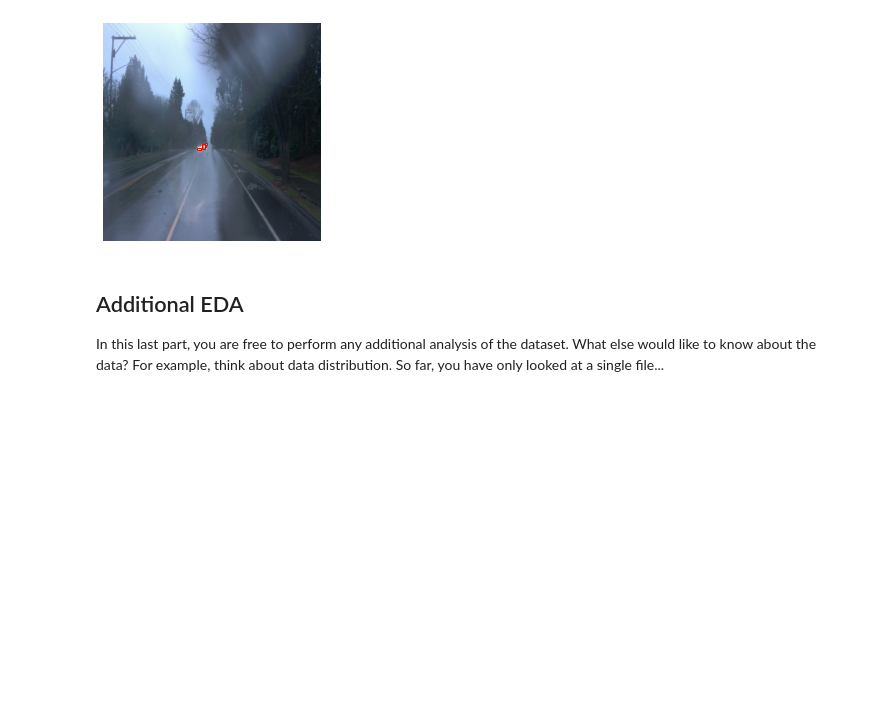
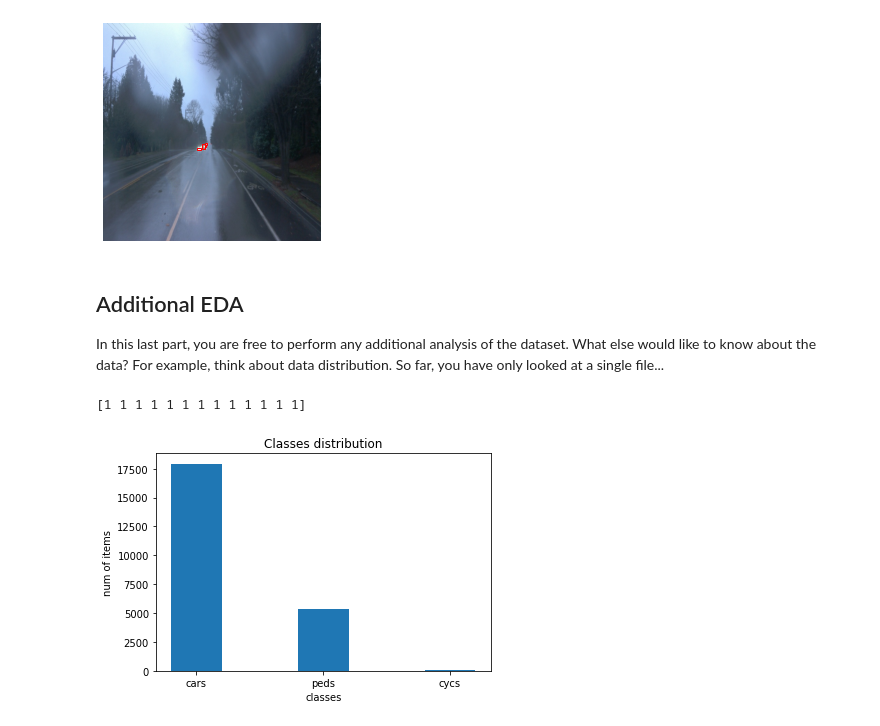
Before and after one commit to Corkskru/Object_Detection_Pilot, a Jupyter notebook: Exploratory Data Analysis.ipynb, the cells around one changed output. Saved outputs shown, nothing was run; the diff lists cells and outputs as text; code cells hidden in the pictures; blank space fills up the shorter version.

```diff
--- a/Exploratory Data Analysis.ipynb
+++ b/Exploratory Data Analysis.ipynb
@@ -102,12 +96,39 @@ For example, think about data distribution. So far, you have only looked at a si
 # %%
 #plot the graph of classes distribution
 #start with num of cars vs num of images
 #Also sub-categorize images with num_of_cars/peds/cyclists
 #Split and Map the images into train/val/cyclists based on the number
 #We need the images with most amount of cars to be the training set
 
 
 
+def class_distribution():
+
+    #fig = plt.figure()
+
+    fig,ax = plt.subplots()
+    classes_dict = {1:[], 2:[], 4:[]}
+    classes_count = {1:0, 2:0, 4:0}
+
+    for batch in dataset.take(1000):
+        for label in batch["groundtruth_classes"].numpy():
+            classes_count[label]+=1
 
 
-#For workspace, we already have been provided with that
+    print(batch["groundtruth_classes"].numpy())
+    key_list = list(classes_dict.keys())
+    x_val = ['cars', 'peds', 'cycs']
+    y_val = [classes_count[1], classes_count[2], classes_count[4]]
+    #plot a bar chart
+    plt.bar(x=x_val, height = y_val, width = 0.4)
+    plt.title('Classes distribution')
+    plt.xlabel('classes')
+    plt.ylabel('num of items')
+    plt.show()
+
+
+#call to function
+class_distribution()
+# %% [output]
+[1 1 1 1 1 1 1 1 1 1 1 1 1]
+[figure, added]
```
Also changed, not shown: parts of 2 cells of this notebook.
